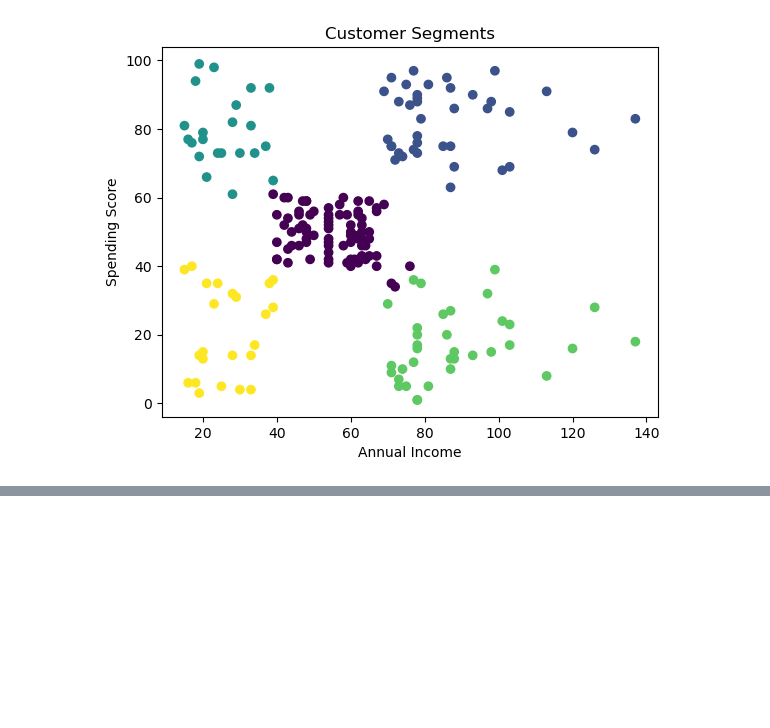
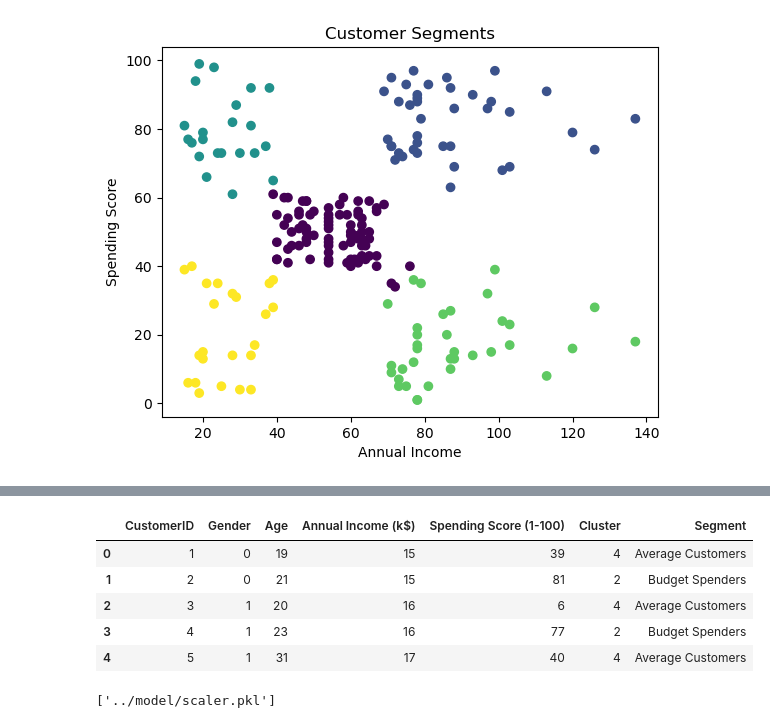
Before and after one commit to heer00/customer-segment-analysis, a Jupyter notebook: notebook/analysis.ipynb, the cells around one changed output, grey strips where cells are left out. Saved outputs shown, nothing was run; the diff lists cells and outputs as text; code cells hidden in the pictures; blank space fills up the shorter version.

```diff
--- a/notebook/analysis.ipynb
+++ b/notebook/analysis.ipynb
@@ -97,0 +131,3 @@ plt.show()
+# %%
+df['Cluster'] = y_scaled
+df.head()
@@ -97,0 +180,26 @@ plt.show()
+# %%
+cluster_names = {
+    0: "Premium Customers",
+    1: "Careful Rich",
+    2: "Budget Spenders",
+    3: "Low Value Customers",
+    4: "Average Customers"
+}
+
+df['Segment'] = df['Cluster'].map(cluster_names)
+
+df.head()
+# %% [output]
+|  | CustomerID | Gender | Age | Annual Income (k$) | Spending Score (1-100) | Cluster | Segment |
+| 0 | 1 | 0 | 19 | 15 | 39 | 4 | Average Customers |
+| 1 | 2 | 0 | 21 | 15 | 81 | 2 | Budget Spenders |
+| 2 | 3 | 1 | 20 | 16 | 6 | 4 | Average Customers |
+| 3 | 4 | 1 | 23 | 16 | 77 | 2 | Budget Spenders |
+| 4 | 5 | 1 | 31 | 17 | 40 | 4 | Average Customers |
+# %%
+import joblib
+
+joblib.dump(kmeans_scaled, "../model/kmeans_model.pkl")
+joblib.dump(scaler, "../model/scaler.pkl")
+# %% [output]
+['../model/scaler.pkl']
```
Also changed, not shown: parts of 9 cells of this notebook, 1 other file.
